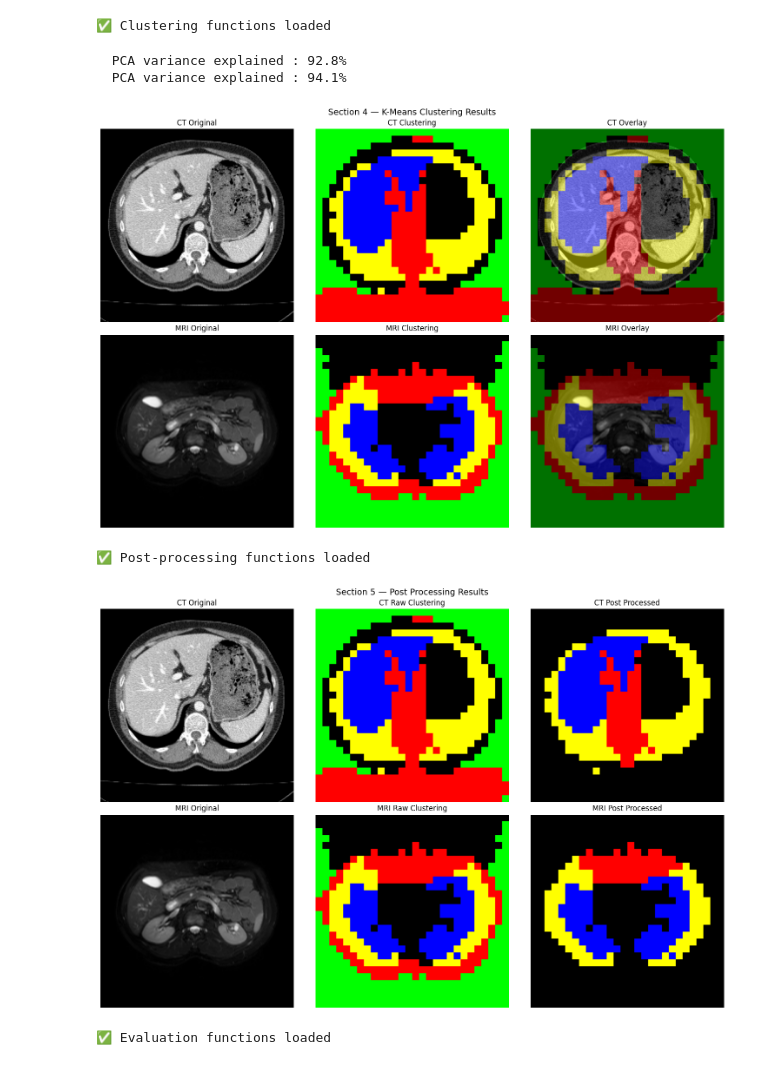
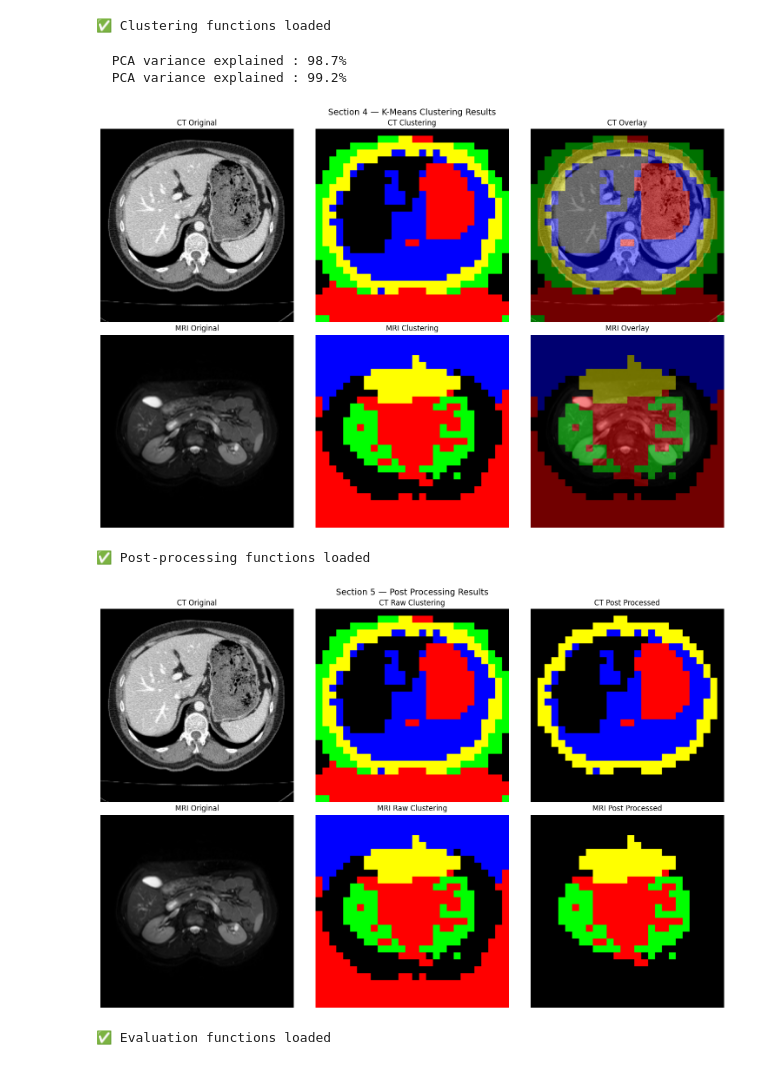
Before and after one commit to Jaideep3020/HDFC_ALGORITHM, a Jupyter notebook: UNSUPERVISED SEMATIC SEGMENTATION.ipynb, the cells around one changed output. Cells and saved outputs as stored; diff of their text form; code cells hidden in the pictures.

```diff
--- a/UNSUPERVISED SEMATIC SEGMENTATION.ipynb
+++ b/UNSUPERVISED SEMATIC SEGMENTATION.ipynb
@@ -67,7 +73,7 @@ MRI patients : 20 → ['1', '10', '13', '15', '19', '2', '20', '21', '22', '3',
 device = torch.device('cuda')
 
 model = timm.create_model(
-    'vit_small_patch8_224.dino',
+    'dinov2_vitb14_lc_dino',
     pretrained=True,
     num_classes=0
 )
@@ -76,7 +82,7 @@ for param in model.parameters():
 model.eval().to(device)
 
 print(f"Device           : {device}")
-print(f"Model            : DINO ViT-S/8")
+print(f"Model            : DINOv2 ViT-B/14")
 print(f"Parameters frozen: {all(not p.requires_grad for p in model.parameters())}")
 print(f"Number of blocks : {len(model.blocks)}")
 # %% [output]
@@ -271,7 +277,7 @@ MRI feature shape : (784, 1152)
 [figure]
 # %%
 def cluster_features_pca(K, n_clusters=5,
-                          n_components=256,
+                          n_components=128,
                           random_state=42):
     """
     Normalizes → PCA → K-Means clustering.
@@ -319,40 +325,40 @@ print("✅ Clustering functions loaded")
 ✅ Clustering functions loaded
 # %%
 # ── Cluster CT and MRI ──
-labels_ct  = cluster_features_pca(K_ct,  n_clusters=15)
-labels_mri = cluster_features_pca(K_mri, n_clusters=15)
+labels_ct  = cluster_features_pca(K_ct,  n_clusters=7)
+labels_mri = cluster_features_pca(K_mri, n_clusters=7)
 
 seg_ct     = build_segmentation_map(labels_ct)
 seg_mri    = build_segmentation_map(labels_mri)
 
 fig, axes  = plt.subplots(2, 3, figsize=(15, 10))
 
 axes[0,0].imshow(ct_processed)
 axes[0,0].set_title('CT Original');       axes[0,0].axis('off')
 axes[0,1].imshow(colorize_segmentation(seg_ct))
 axes[0,1].set_title('CT Clustering');     axes[0,1].axis('off')
 axes[0,2].imshow(ct_processed)
 axes[0,2].imshow(colorize_segmentation(seg_ct), alpha=0.45)
 axes[0,2].set_title('CT Overlay');        axes[0,2].axis('off')
 
 axes[1,0].imshow(mri_processed)
 axes[1,0].set_title('MRI Original');      axes[1,0].axis('off')
 axes[1,1].imshow(colorize_segmentation(seg_mri))
 axes[1,1].set_title('MRI Clustering');    axes[1,1].axis('off')
 axes[1,2].imshow(mri_processed)
 axes[1,2].imshow(colorize_segmentation(seg_mri), alpha=0.45)
 axes[1,2].set_title('MRI Overlay');       axes[1,2].axis('off')
 
 plt.suptitle('Section 4 — K-Means Clustering Results',
              fontsize=14)
 plt.tight_layout()
 plt.savefig('clustering_results.png', dpi=150,
             bbox_inches='tight')
 plt.show()
 # %% [output]
-  PCA variance explained : 92.8%
-  PCA variance explained : 94.1%
+  PCA variance explained : 98.7%
+  PCA variance explained : 99.2%
-[figure, old version]
+[figure, new version]
 # %%
 def remove_background_strips(seg_map, original_slice,
                               bg_threshold=0.02):
@@ -452,7 +458,7 @@ plt.savefig('postprocessing_results.png', dpi=150,
             bbox_inches='tight')
 plt.show()
 # %% [output]
-[figure, old version]
+[figure, new version]
 # %%
 def hungarian_matching(pred_seg, gt_mask):
     """
```
Also changed, not shown: parts of 13 cells of this notebook.
